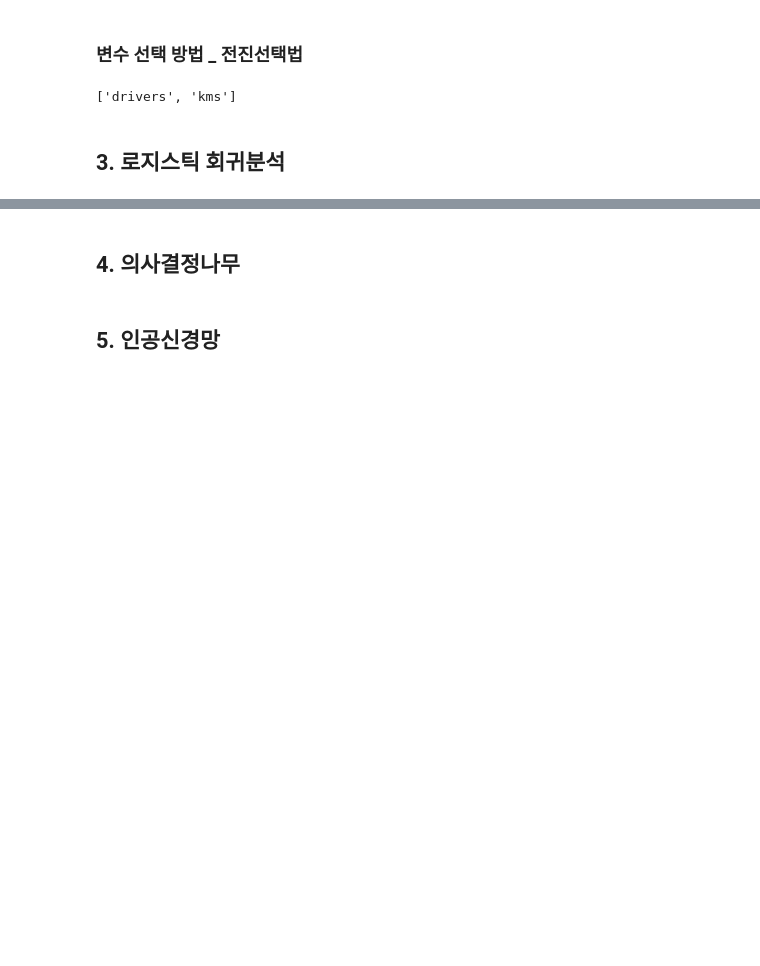
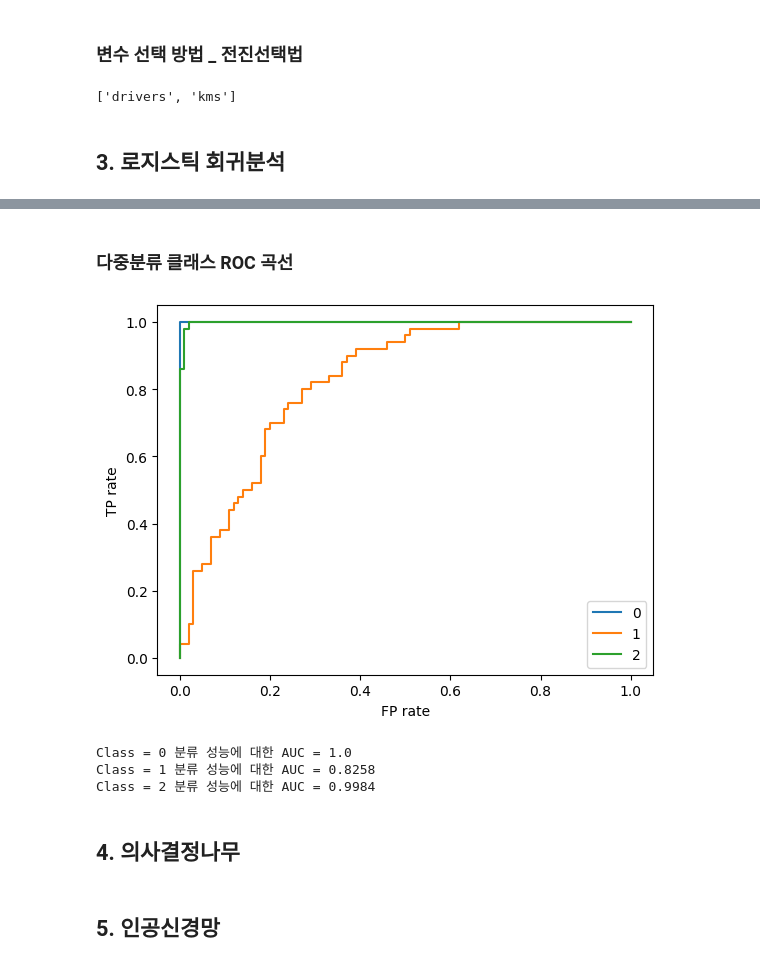
Before and after one commit to RoRdil31/Data-Analytics-Certification, a Jupyter notebook: BigData_Certification.ipynb, the cells around one changed output, grey strips where cells are left out. Drawn from its saved outputs; the diff is of its cells as text; code cells hidden in the pictures; blank space fills up the shorter version.

```diff
--- a/BigData_Certification.ipynb
+++ b/BigData_Certification.ipynb
@@ -785,0 +760,13 @@ ROC 곡선 아래 부분 면적 :  0.9326
+# %%
+from sklearn.datasets import load_iris
+import pandas as pd
+import numpy as np
+from sklearn.linear_model import LogisticRegression
+from sklearn.preprocessing import StandardScaler
+from sklearn.model_selection import train_test_split
+
+iris = load_iris()
+x = pd.DataFrame(iris.data, columns=iris.feature_names)
+y = pd.DataFrame(iris.target, columns=['species'])
+df = pd.concat([x,y],axis=1)
+df.head()
@@ -786,3 +824,37 @@ ROC 곡선 아래 부분 면적 :  0.9326
+# %% [markdown]
+### 다중분류 클래스 ROC 곡선
+# %%
+import pandas as pd
+import matplotlib.pyplot as plt
+from sklearn.datasets import load_iris
+from sklearn.preprocessing import label_binarize # 자신 클래스 양성, 다른 클래스 음성.
+from sklearn.linear_model import LogisticRegression
+from sklearn.metrics import confusion_matrix
+from sklearn.metrics import classification_report
+from sklearn.metrics import roc_curve
+from sklearn.metrics import auc
+
+iris = load_iris()
+x = iris.data
+y = label_binarize(iris.target, classes=[0,1,2]) # OvR(Over-vs-the Rest) : setosa=[1,0,0] 이런식.
+
+fpr, tpr, thr = [None]*3, [None]*3, [None]*3 # FPR, TPR, 임계값 초기화.
+# %%
+for i in range(3):
+    model = LogisticRegression(C=20, max_iter=1000).fit(x, y[:,i])
+    fpr[i], tpr[i], thr[i] = roc_curve(y[:,i], model.predict_proba(x)[:,1])
+    plt.plot(fpr[i], tpr[i], label=i)
+
+plt.xlabel('FP rate'); plt.ylabel('TP rate'); plt.legend()
+plt.show()
+
+for i in range(3):
+    print(f'Class = {i} 분류 성능에 대한 AUC = {auc(fpr[i], tpr[i])}')
+# %% [output]
+[figure, added]
+Class = 0 분류 성능에 대한 AUC = 1.0
+Class = 1 분류 성능에 대한 AUC = 0.8258
+Class = 2 분류 성능에 대한 AUC = 0.9984
 # %% [markdown]
 ## 4. 의사결정나무
 # %% [markdown]
```
Also changed, not shown: parts of 10 cells of this notebook.
